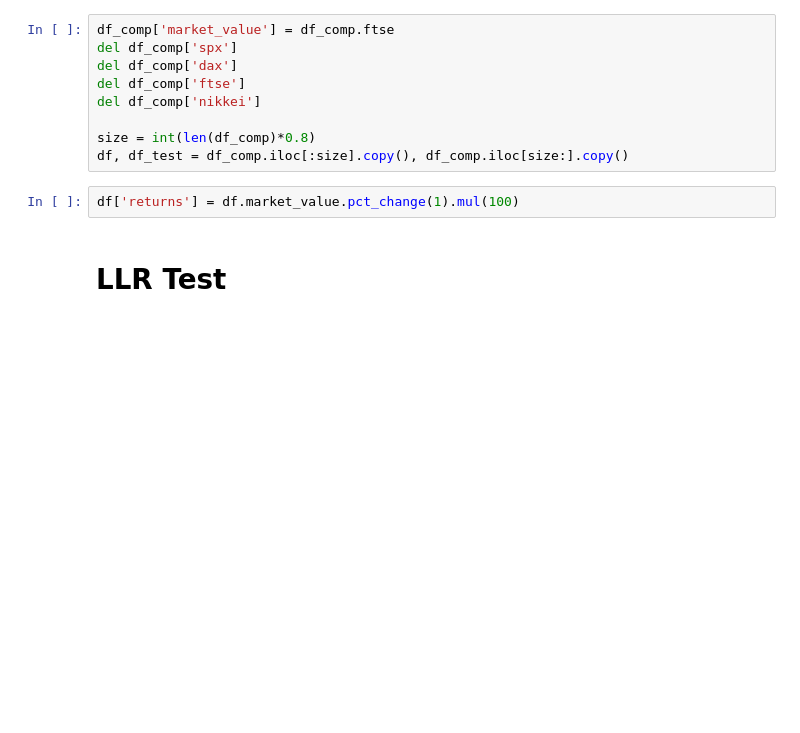
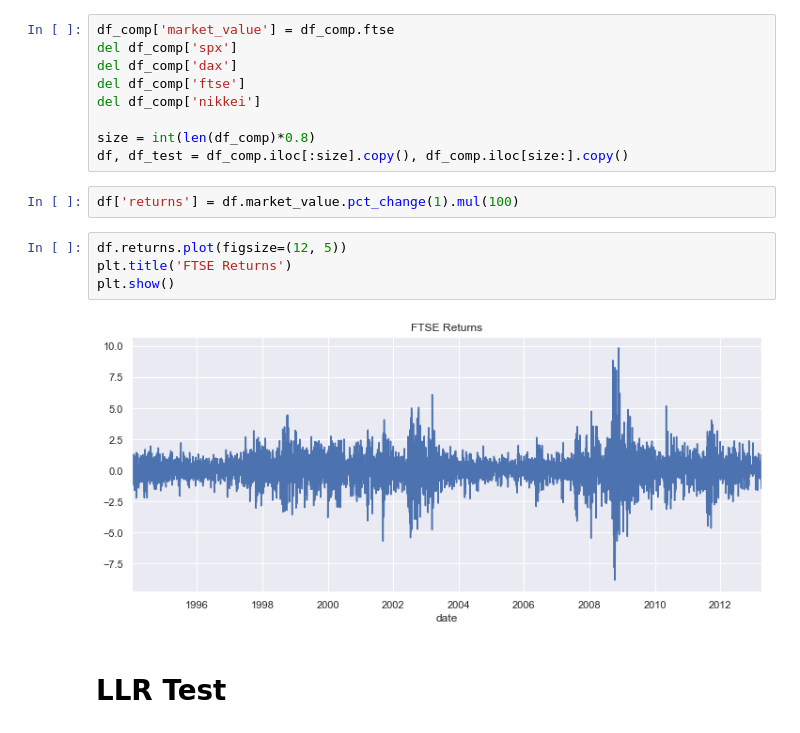
Before and after one commit to mkang32/snp500-analysis, a Jupyter notebook: notebooks/4.the_MA_model.ipynb, the cells around one changed output. Cells and saved outputs as stored; diff of their text form; blank space fills up the shorter version.

```diff
--- a/notebooks/4.the_MA_model.ipynb
+++ b/notebooks/4.the_MA_model.ipynb
@@ -44,6 +44,12 @@ size = int(len(df_comp)*0.8)
 df, df_test = df_comp.iloc[:size].copy(), df_comp.iloc[size:].copy()
 # %%
 df['returns'] = df.market_value.pct_change(1).mul(100)
+# %%
+df.returns.plot(figsize=(12, 5))
+plt.title('FTSE Returns')
+plt.show()
+# %% [output]
+[figure, added]
 # %% [markdown]
 # LLR Test
 # %%
```
Also changed, not shown: parts of 10 cells of this notebook.
